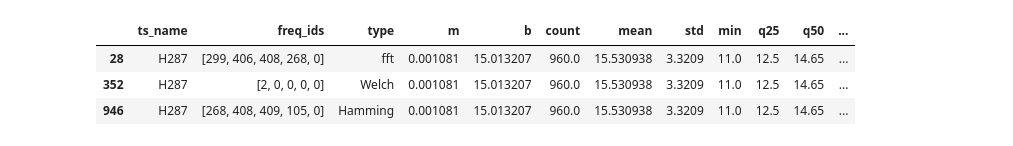
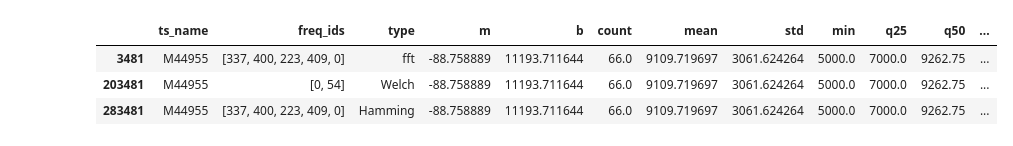
Before and after one commit to philippbeer/ts_search_engine, a Jupyter notebook: notebooks/ts_slope_analysis.ipynb, the cells around one changed output. Cells and saved outputs as stored; diff of their text form; code cells hidden in the pictures.

```diff
--- a/notebooks/ts_slope_analysis.ipynb
+++ b/notebooks/ts_slope_analysis.ipynb
@@ -5,4 +5,5 @@ import pandas as pd
 import seaborn as sns
 from statsmodels.tsa.seasonal import seasonal_decompose
 # %%
-df = pd.read_csv("../data/df_stats.csv")
+df = pd.read_csv("../data/df_stats.csv",
+                converters={'freq_ids': lambda x: eval(x)})
@@ -9,7 +75,7 @@ df = pd.read_csv("../data/df_stats.csv")
 # %%
-df[df['ts_name']=="H287"]
+df[df['ts_name']=='M44955']
 # %% [output]
 |  | ts_name | freq_ids | type | m | b | count | mean | std | min | q25 | q50 | ... |
-| 28 | H287 | [299, 406, 408, 268, 0] | fft | 0.001081 | 15.013207 | 960.0 | 15.530938 | 3.3209 | 11.0 | 12.5 | 14.65 | ... |
-| 352 | H287 | [2, 0, 0, 0, 0] | Welch | 0.001081 | 15.013207 | 960.0 | 15.530938 | 3.3209 | 11.0 | 12.5 | 14.65 | ... |
-| 946 | H287 | [268, 408, 409, 105, 0] | Hamming | 0.001081 | 15.013207 | 960.0 | 15.530938 | 3.3209 | 11.0 | 12.5 | 14.65 | ... |
+| 3481 | M44955 | [337, 400, 223, 409, 0] | fft | -88.758889 | 11193.711644 | 66.0 | 9109.719697 | 3061.624264 | 5000.0 | 7000.0 | 9262.75 | ... |
+| 203481 | M44955 | [0, 54] | Welch | -88.758889 | 11193.711644 | 66.0 | 9109.719697 | 3061.624264 | 5000.0 | 7000.0 | 9262.75 | ... |
+| 283481 | M44955 | [337, 400, 223, 409, 0] | Hamming | -88.758889 | 11193.711644 | 66.0 | 9109.719697 | 3061.624264 | 5000.0 | 7000.0 | 9262.75 | ... |
```
Also changed, not shown: parts of 27 cells of this notebook, 3 other files.
